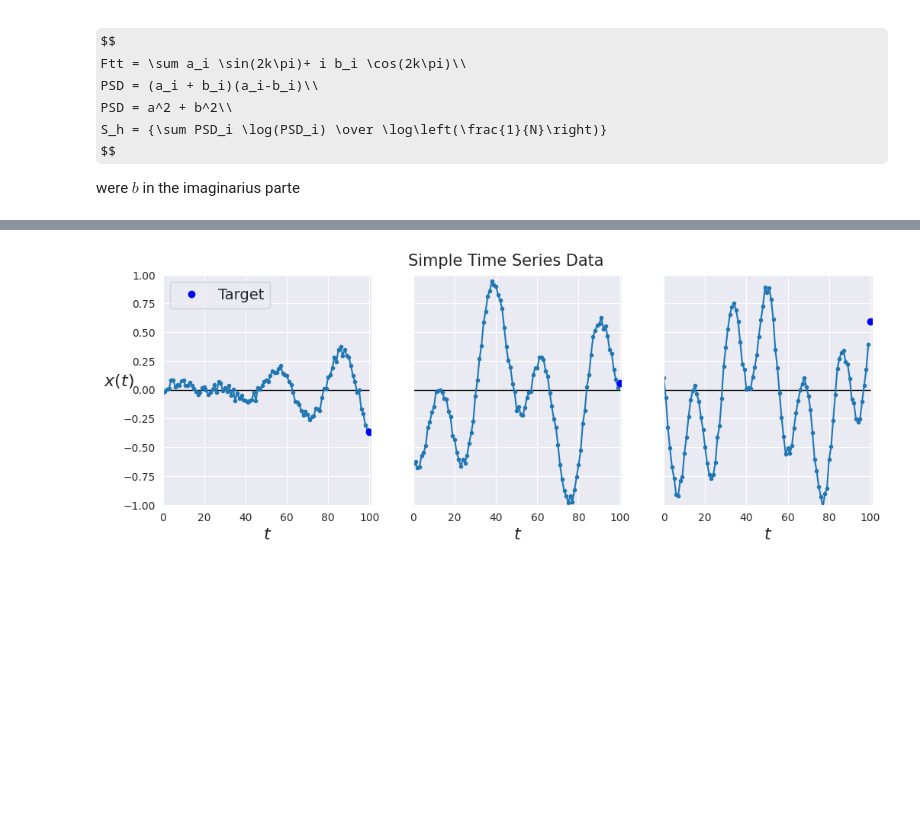
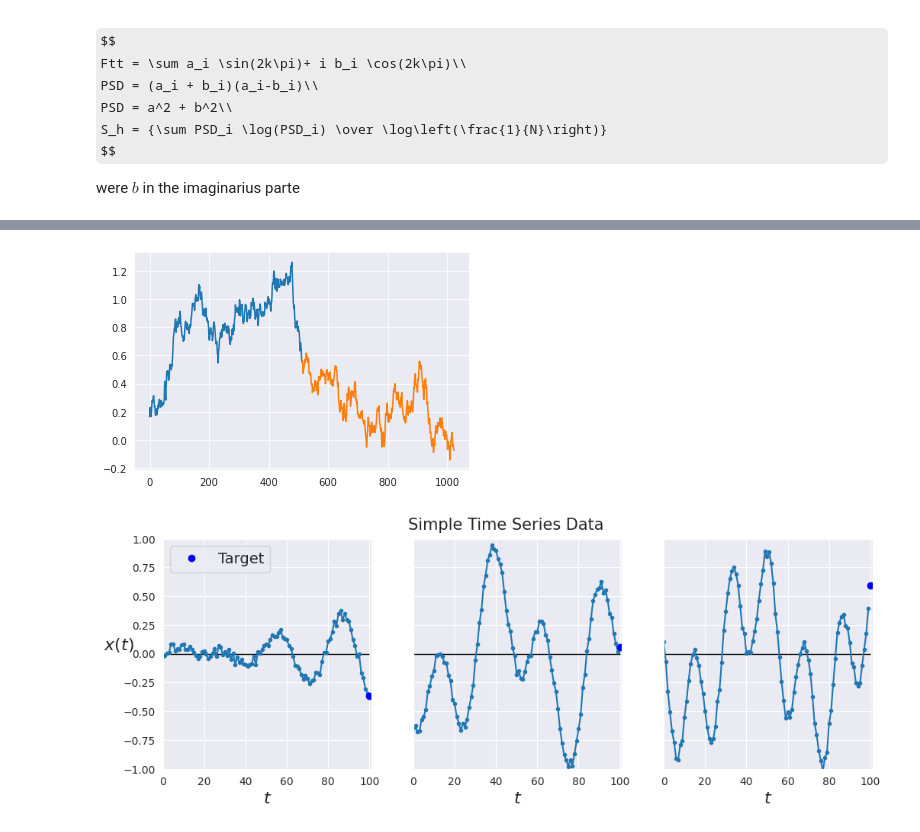
Before and after one commit to barauna-lo/Colored_Noise, a Jupyter notebook: RNN_PSD_prediction.ipynb, the cells around one changed output, grey strips where cells are left out. Cells and saved outputs as stored; diff of their text form; code cells hidden in the pictures; some formulas as TeX source; blank space fills up the shorter version.

```diff
--- a/RNN_PSD_prediction.ipynb
+++ b/RNN_PSD_prediction.ipynb
@@ -224,18 +90,0 @@ X_test, y_test = series[9000:, :n_steps], series[9000:, -n_predic]
-# %%
-def create_dataset(dataset, window_in=10,window_ou=10):
-	'''
-  This function will contain two vectors, dataX and dataY, the dataX will contain a set of numbers within the time series
-  and the dataY will be its posterior value
-  For example:
-  list = [0,1,2,3,4,5,6,7,8,9,10,11,12,13,14,15]
-  if the look_back is equal to 3 we will have
-  dataX[0] = [0,1,2] ; dataY[0] = [3]
-  dataX[1] = [1,2,3] ; dataY[1] = [4]
-  dataX[2] = [2,3,4] ; dataY[2] = [5]
-  dataX[3] = [3,4,5] ; dataY[3] = [6]
-	'''
-	dataX, dataY = [], []
-	for i in range(0,len(dataset)-window_in-window_ou+1,1):
-		dataX.append(dataset[i:(i+window_in), 0])
-		dataY.append(dataset[i + window_in:i + window_in + window_ou, 0])
-	return np.array(dataX), np.array(dataY)
@@ -272,0 +91,7 @@ plt.show()
+# %%
+wn = cn.powerlaw_psd_gaussian(0, 10*2**10)
+pn = cn.powerlaw_psd_gaussian(1, 10*2**10)
+rn = cn.powerlaw_psd_gaussian(2, 10*2**10)
+x,y = create_dataset(rn,512,512,512//2)
+for i in range(len(x)):
+  print((beta(x[i]),beta(y[i])),diffBeta(x[i],y[i]))
@@ -273,3 +116,8 @@ plt.show()
+# %%
+plot_test(x[0],y[0])
+plt.show()
+# %% [output]
+[figure, added]
 # %%
 fig, axes = plt.subplots(nrows=1, ncols=3, sharey=True, figsize=(12, 4),dpi=100)
 for col in range(3):
```
Also changed, not shown: parts of 23 cells of this notebook.
